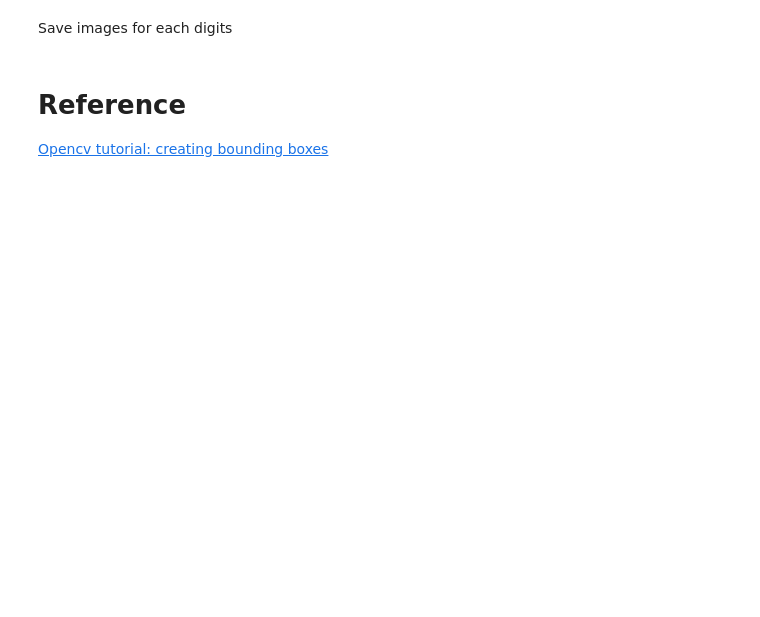
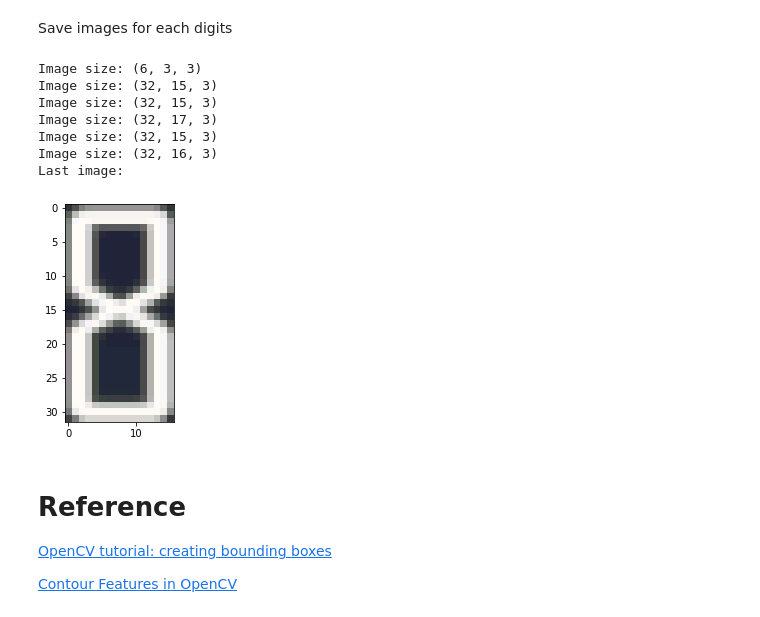
Before and after one commit to wcmphysics/SimpleOCRandTrainer, a Jupyter notebook: notebook.ipynb, the cells around one changed output. Drawn from its saved outputs; the diff is of its cells as text; code cells hidden in the pictures; blank space fills up the shorter version.

```diff
--- a/notebook.ipynb
+++ b/notebook.ipynb
@@ -116,5 +130,26 @@ Contour 2: from (41, 6) to (56, 38)
 # %% [markdown]
 Save images for each digits
+# %%
+
+for i, digit in enumerate(bounding_point_start_and_end):
+    point = bounding_point_start_and_end[i]
+    image_cropped = image_color[point.y_start:point.y_end, point.x_start:point.x_end].copy()
+    save_file_name = f'test_{i}.png'
+    cv.imwrite(save_file_name, image_cropped)
+    print('Image size:', image_cropped.shape)
+print('Last image:')
+key = imshow('Cropped Digits', image_cropped)
+# %% [output]
+Image size: (6, 3, 3)
+Image size: (32, 15, 3)
+Image size: (32, 15, 3)
+Image size: (32, 17, 3)
+Image size: (32, 15, 3)
+Image size: (32, 16, 3)
+Last image:
+[figure, added]
 # %% [markdown]
 # Reference
-[Opencv tutorial: creating bounding boxes](https://docs.opencv.org/3.4/da/d0c/tutorial_bounding_rects_circles.html)
+[OpenCV tutorial: creating bounding boxes](https://docs.opencv.org/3.4/da/d0c/tutorial_bounding_rects_circles.html)
+
+[Contour Features in OpenCV](https://docs.opencv.org/3.4/dd/d49/tutorial_py_contour_features.html)
```
Also changed, not shown: parts of 5 cells of this notebook, 1 other file.
